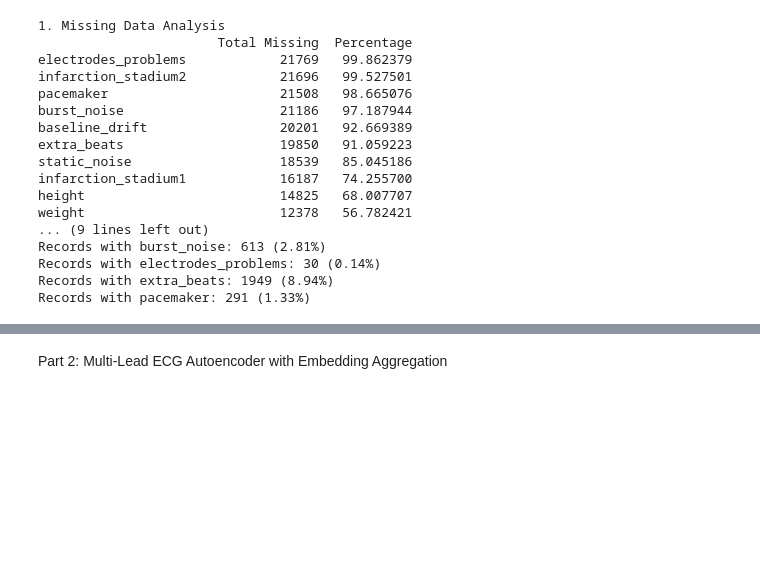
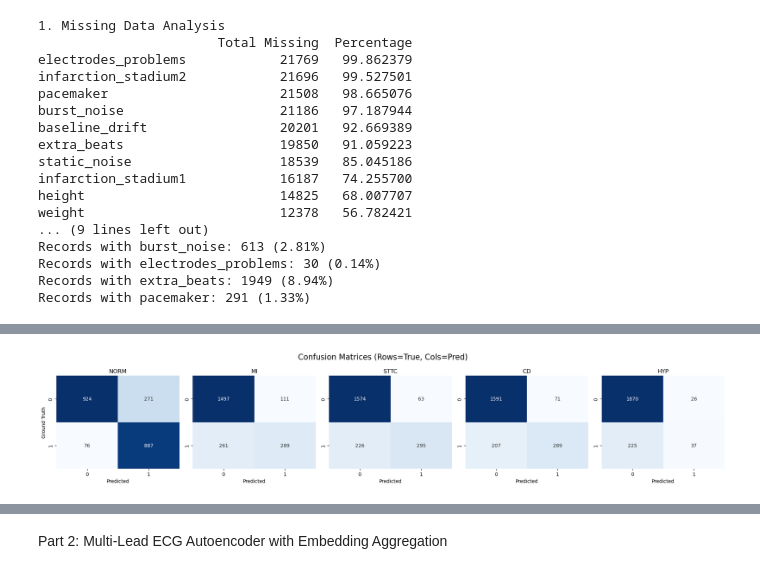
Before and after one commit to ziijiecheng/ptbxl5d, a Jupyter notebook: Internship_Candidate_Assessment.ipynb, the cells around one changed output, grey strips where cells are left out. Cells and saved outputs as stored; diff of their text form; code cells hidden in the pictures; blank space fills up the shorter version.

```diff
--- a/Internship_Candidate_Assessment.ipynb
+++ b/Internship_Candidate_Assessment.ipynb
@@ -239,0 +413,14 @@ Records with pacemaker: 291 (1.33%)
+# %%
+from sklearn.preprocessing import MultiLabelBinarizer
+
+all_classes = ['NORM', 'MI', 'STTC', 'CD', 'HYP']
+mlb = MultiLabelBinarizer(classes=all_classes)
+
+mlb.fit([all_classes])
+
+# one hot code
+Y_train_bin = mlb.transform(Y_train)
+Y_val_bin   = mlb.transform(Y_val)
+Y_test_bin  = mlb.transform(Y_test)
+
+print(f"New Y shape: {Y_train_bin.shape}")
@@ -239,0 +616,73 @@ Records with pacemaker: 291 (1.33%)
+# %%
+print("\n" + "="*30)
+print("FINAL TEST EVALUATION")
+print("="*30)
+
+# Load best model
+model.load_state_dict(torch.load("best_vanilla_cnn.pth"))
+model.eval()
+
+y_true_list = []
+y_pred_prob_list = []
+
+with torch.no_grad():
+    for inputs, labels in test_loader:
+        inputs = inputs.to(DEVICE)
+        outputs = model(inputs)
+        probs = torch.sigmoid(outputs)
+
+        y_pred_prob_list.append(probs.cpu().numpy())
+        y_true_list.append(labels.numpy())
+
+y_true = np.vstack(y_true_list)
+y_pred_prob = np.vstack(y_pred_prob_list)
+y_pred_bin = (y_pred_prob > 0.5).astype(int)
+
+print(f"{'Pathology':<10} | {'ACC':<8} {'PREC':<8} {'REC':<8} {'F1':<8} {'AUC':<8}")
+print("-" * 65)
+
+metrics = {}
+for i, cls in enumerate(CLASSES):
+    truth = y_true[:, i]
+    pred = y_pred_bin[:, i]
+    prob = y_pred_prob[:, i]
+
+    metrics[cls] = {
+        'acc': accuracy_score(truth, pred),
+        'prec': precision_score(truth, pred, zero_division=0),
+        'rec': recall_score(truth, pred, zero_division=0),
+        'f1': f1_score(truth, pred, zero_division=0),
+        'auc': roc_auc_score(truth, prob) if len(np.unique(truth)) > 1 else 0.5,
+        'truth': truth,
+        'prob': prob,
+        'pred': pred
+    }
+
+    m = metrics[cls]
+    print(f"{cls:<10} | {m['acc']:.4f}   {m['prec']:.4f}   {m['rec']:.4f}   {m['f1']:.4f}   {m['auc']:.4f}")
+
+fig, axes = plt.subplots(1, 5, figsize=(20, 4))
+fig.suptitle('Confusion Matrices (Rows=True, Cols=Pred)', fontsize=16)
+
+for i, cls in enumerate(CLASSES):
+    cm = confusion_matrix(metrics[cls]['truth'], metrics[cls]['pred'])
+    sns.heatmap(cm, annot=True, fmt='d', cmap='Blues', ax=axes[i], cbar=False)
+    axes[i].set_title(cls)
+    axes[i].set_xlabel('Predicted')
+    if i == 0: axes[i].set_ylabel('Ground Truth')
+plt.tight_layout()
+plt.show()
+
+plt.figure(figsize=(10, 8))
+for cls in CLASSES:
+    fpr, tpr, _ = roc_curve(metrics[cls]['truth'], metrics[cls]['prob'])
+    plt.plot(fpr, tpr, label=f"{cls} (AUC={metrics[cls]['auc']:.2f})", lw=2)
+
+plt.plot([0, 1], [0, 1], 'k--', lw=2)
+plt.xlabel('False Positive Rate')
+plt.ylabel('True Positive Rate')
+plt.title('ROC Curves per Pathology')
+plt.legend(loc='lower right')
+plt.grid(True, alpha=0.3)
+plt.show()
+# %% [output]
@@ -239,0 +699 @@ Records with pacemaker: 291 (1.33%)
+[figure, added]
```
Also changed, not shown: parts of 39 cells of this notebook.
